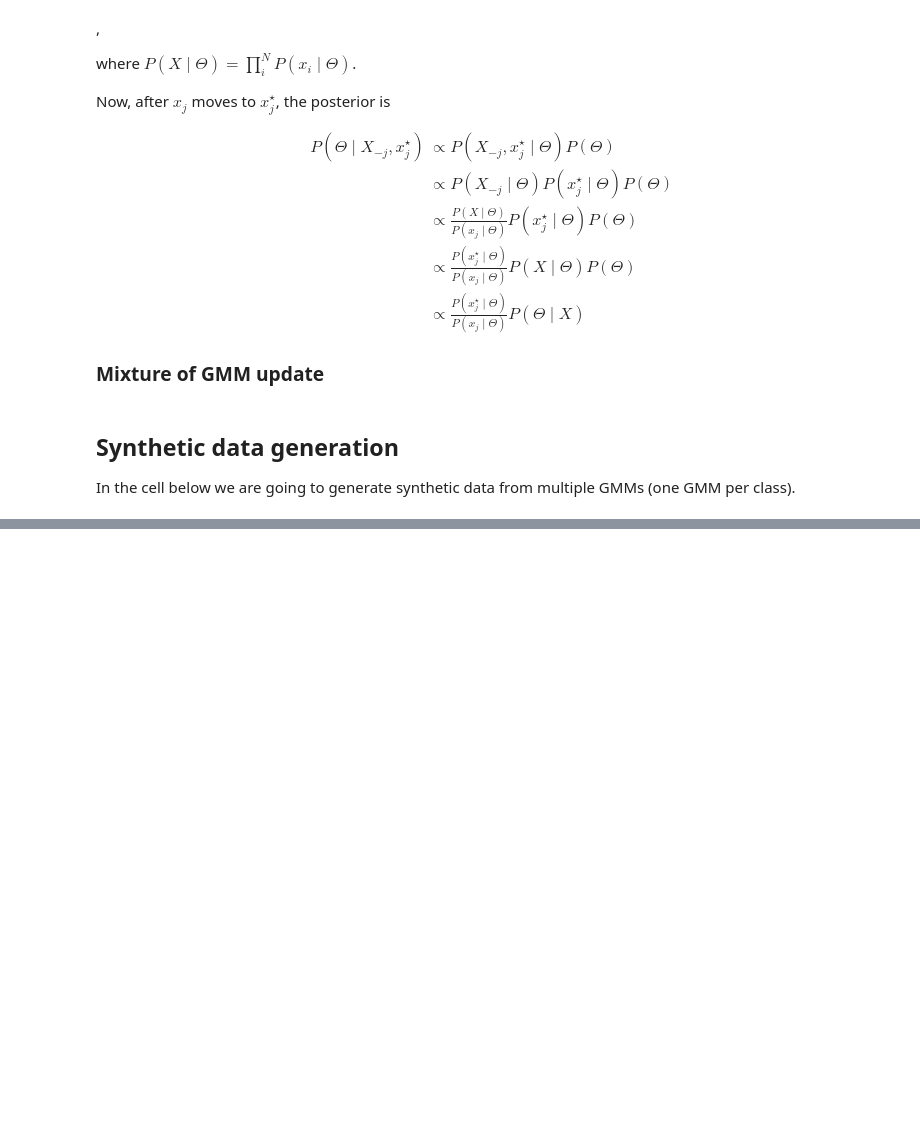
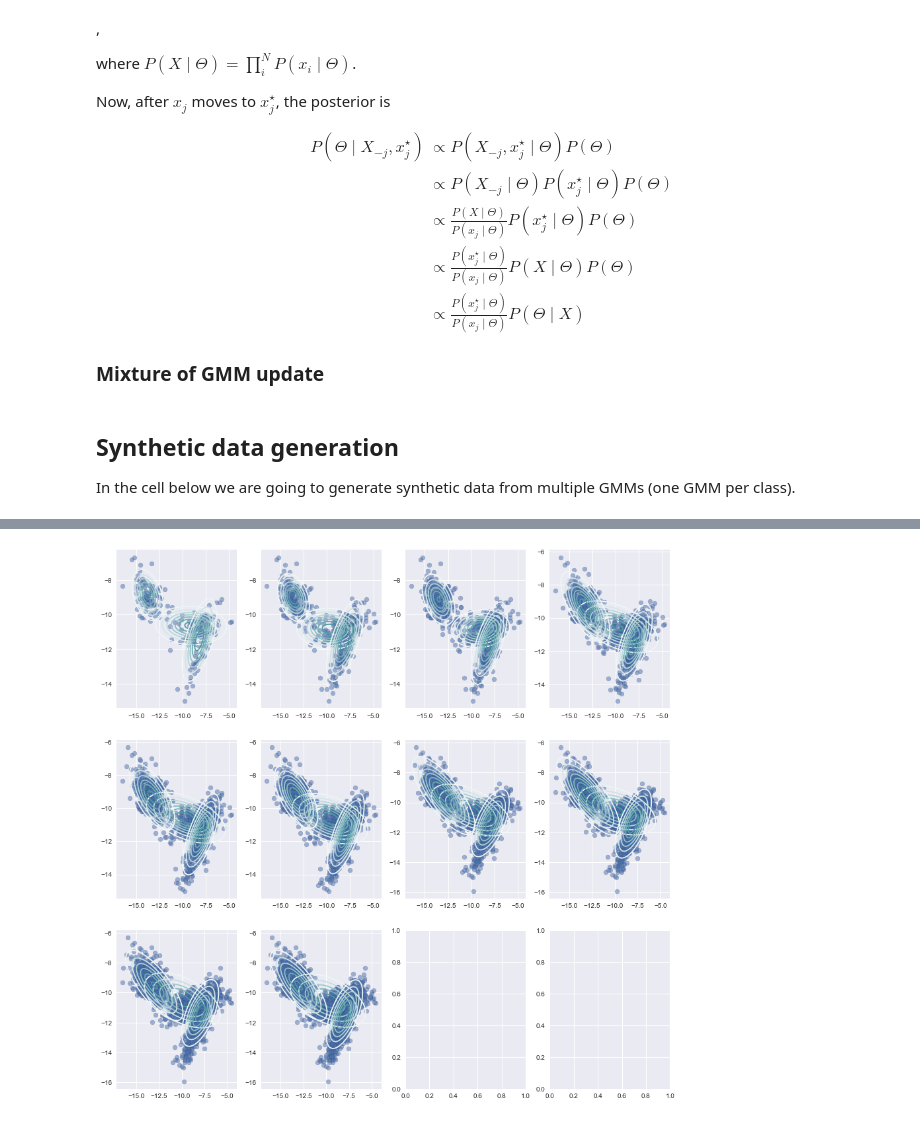
Before and after one commit to trannguyenle95/variational-gmm, a Jupyter notebook: streaming-gmm.ipynb, the cells around one changed output, grey strips where cells are left out. Drawn from its saved outputs; the diff is of its cells as text; code cells hidden in the pictures; blank space fills up the shorter version.

Commit message:
Streaming gmm is sort of working
TODO: fix the ELBO of gmm

```diff
--- a/streaming-gmm.ipynb
+++ b/streaming-gmm.ipynb
@@ -201,0 +307,13 @@ print(X[0, :].shape)
+# %%
+from streaming_gmm.streaming_variational_gmm import StreamingVariationalGMM, VariationalGMM
+
+result_list = []
+streaming_vb_gmm = StreamingVariationalGMM(K, D, alpha_0=.01)
+for X, C in zip(X_batchs, C_batchs):
+    streaming_vb_gmm.update_with_new_data(X)
+    #vbGmm = VariationalGMM(K, D)
+    #vbGmm.fit(X, max_iter=20)
+    #batch_result = streaming_vb_gmm.get_checkpoint()
+    #result_list.append(streaming_vb_gmm.get_checkpoint())
+result_list = streaming_vb_gmm.checkpoints
+#plot_gmm(X, vbGmm.m_k, np.linalg.inv(vbGmm.nu_k[:, np.newaxis, np.newaxis]*vbGmm.W_k))
@@ -202,2 +338,24 @@ print(X[0, :].shape)
+# %%
+cols = 4
+rows = n_batchs // cols + 1
+f, ax = plt.subplots(rows, cols, figsize=(15, 15))
+for i in range(rows):
+    for j in range(cols):
+        index = i * cols + j
+        if index < n_batchs:
+            X = np.concatenate(X_batchs[:index + 1])
+            #X = X_batchs[index]
+            C = C_batchs[index]
+            variational_params = result_list[index]['streaming_variational_parameters']
+            m_k = variational_params['m_k']
+            nu_k = variational_params['nu_k']
+            W_k = variational_params['W_k']
+            plot_gmm(X,
+                     m_k,
+                     np.linalg.inv(nu_k[:, np.newaxis, np.newaxis] * W_k),
+                     ax=ax[i, j])
+plt.show()
+# %% [output]
+[figure, added]
 # %%
 print(np.squeeze(X[np.where(C == 0), :]).shape)
```
Also changed, not shown: parts of 30 cells of this notebook, 5 other files.
